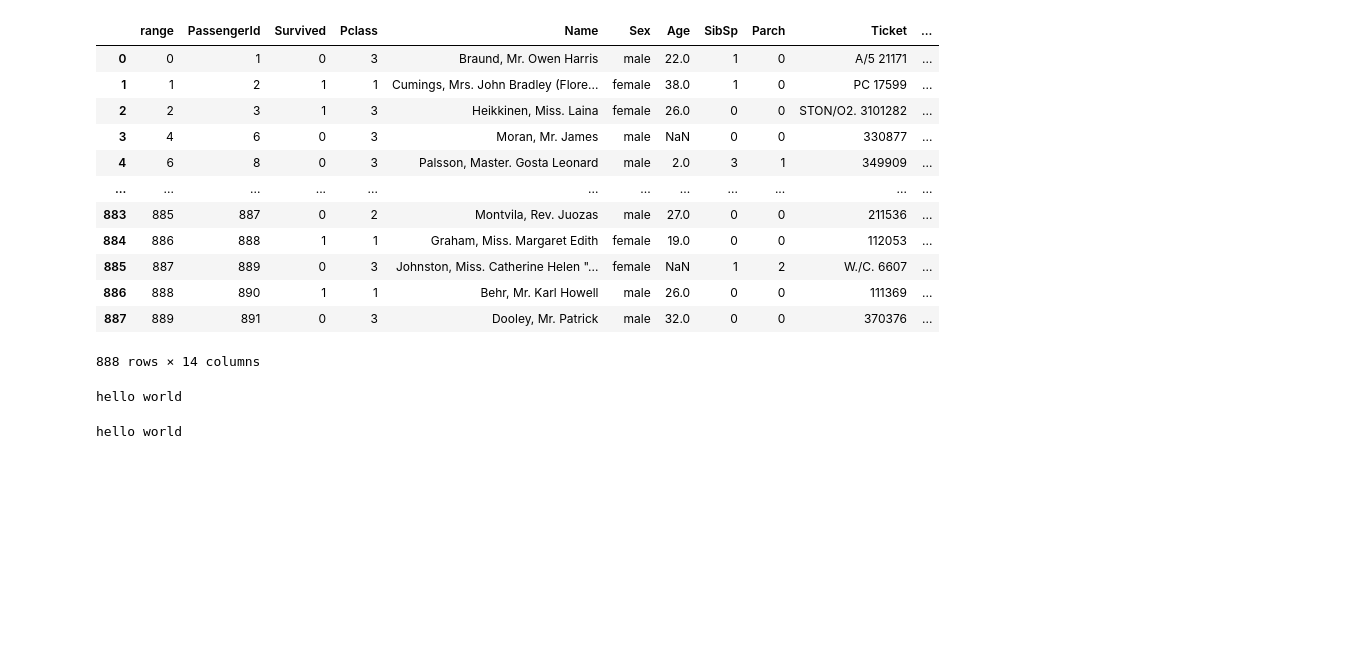
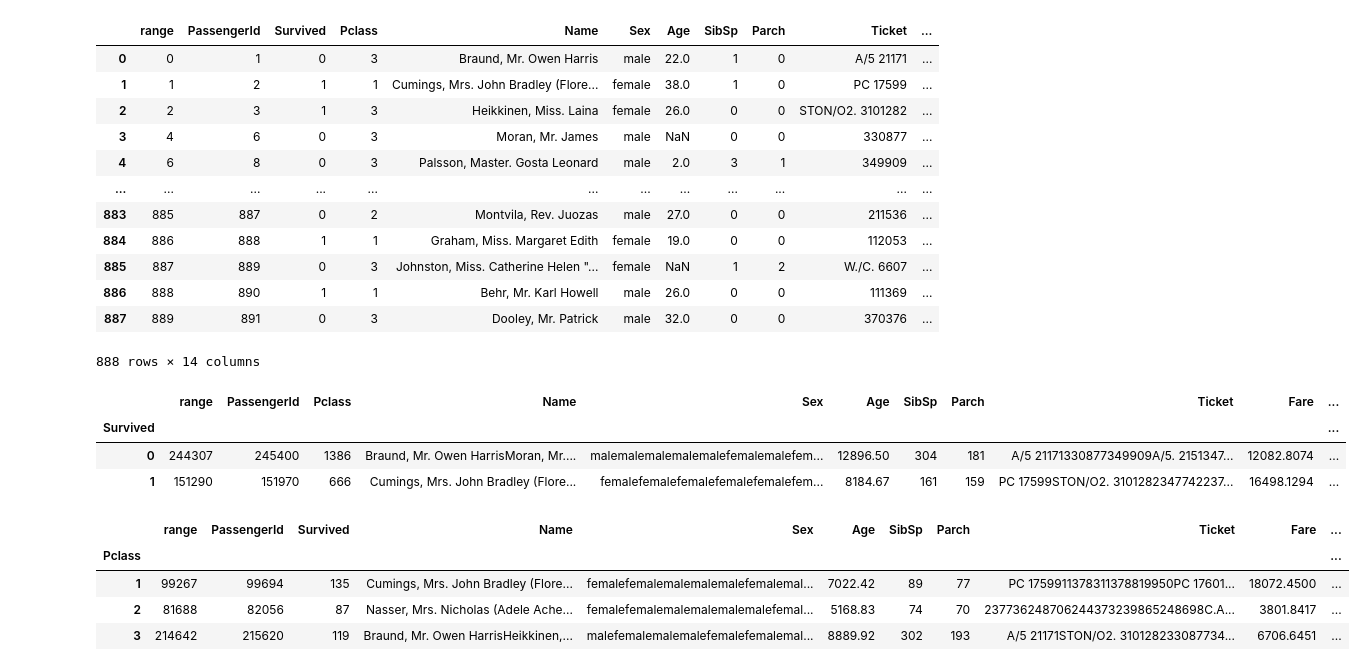
Before and after one commit to interrupted-dev/alpha, a Jupyter notebook: Pandas.ipynb, the cells around one changed output. Cells and saved outputs as stored; diff of their text form; code cells hidden in the pictures; blank space fills up the shorter version.

```diff
--- a/Pandas.ipynb
+++ b/Pandas.ipynb
@@ -1374,11 +1372,3 @@ df
 | 886 | 888 | 890 | 1 | 1 | Behr, Mr. Karl Howell | male | 26.0 | 0 | 0 | 111369 | ... |
 | 887 | 889 | 891 | 0 | 3 | Dooley, Mr. Patrick | male | 32.0 | 0 | 0 | 370376 | ... |
 888 rows × 14 columns
-# %%
-print("hello world")
-# %% [output]
-hello world
-# %%
-print("hello world")
-# %% [output]
-hello world
@@ -1384,0 +1377,17 @@ hello world
+# %%
+g.sum()
+# %% [output]
+|  | range | PassengerId | Pclass | Name | Sex | Age | SibSp | Parch | Ticket | Fare | ... |
+| Survived |  |  |  |  |  |  |  |  |  |  | ... |
+| 0 | 244307 | 245400 | 1386 | Braund, Mr. Owen HarrisMoran, Mr.... | malemalemalemalemalefemalemalefem... | 12896.50 | 304 | 181 | A/5 21171330877349909A/5. 2151347... | 12082.8074 | ... |
+| 1 | 151290 | 151970 | 666 | Cumings, Mrs. John Bradley (Flore... | femalefemalefemalefemalefemalefem... | 8184.67 | 161 | 159 | PC 17599STON/O2. 3101282347742237... | 16498.1294 | ... |
+# %%
+k = df.groupby('Pclass')
+# %%
+k.sum()
+# %% [output]
+|  | range | PassengerId | Survived | Name | Sex | Age | SibSp | Parch | Ticket | Fare | ... |
+| Pclass |  |  |  |  |  |  |  |  |  |  | ... |
+| 1 | 99267 | 99694 | 135 | Cumings, Mrs. John Bradley (Flore... | femalefemalemalemalemalefemalemal... | 7022.42 | 89 | 77 | PC 1759911378311378819950PC 17601... | 18072.4500 | ... |
+| 2 | 81688 | 82056 | 87 | Nasser, Mrs. Nicholas (Adele Ache... | femalefemalemalemalemalemalefemal... | 5168.83 | 74 | 70 | 237736248706244373239865248698C.A... | 3801.8417 | ... |
+| 3 | 214642 | 215620 | 119 | Braund, Mr. Owen HarrisHeikkinen,... | malefemalemalemalefemalefemalemal... | 8889.92 | 302 | 193 | A/5 21171STON/O2. 310128233087734... | 6706.6451 | ... |
```
Also changed, not shown: parts of 21 cells of this notebook.
